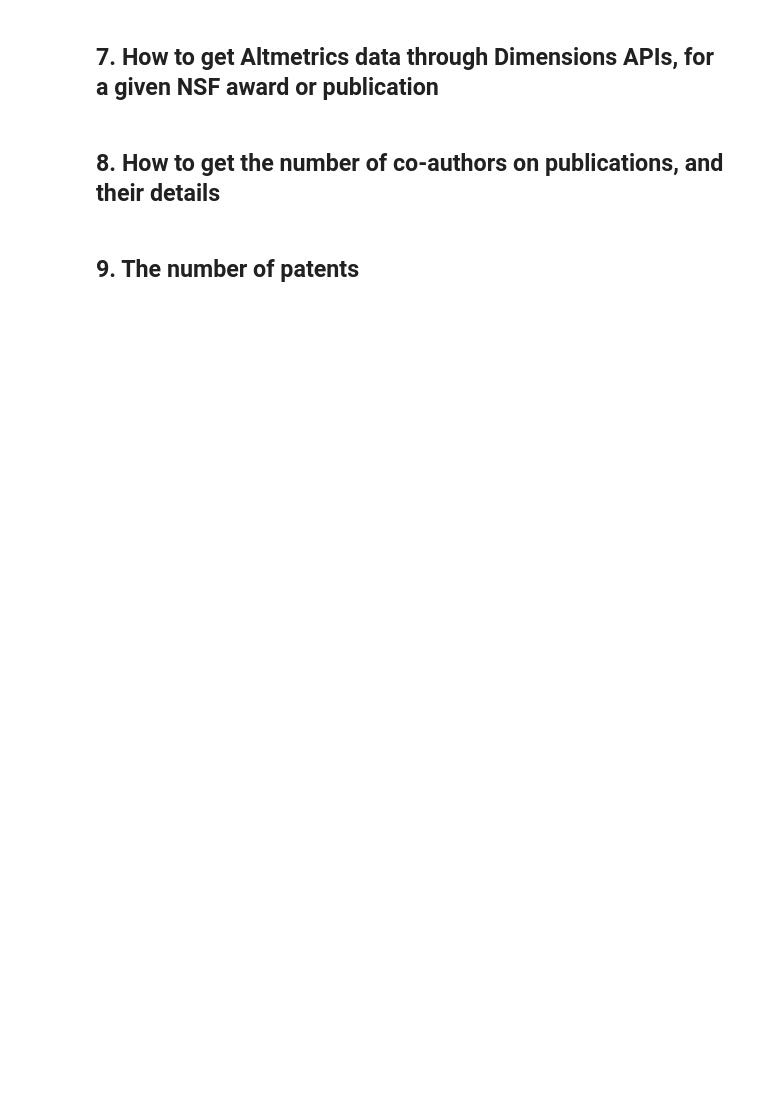
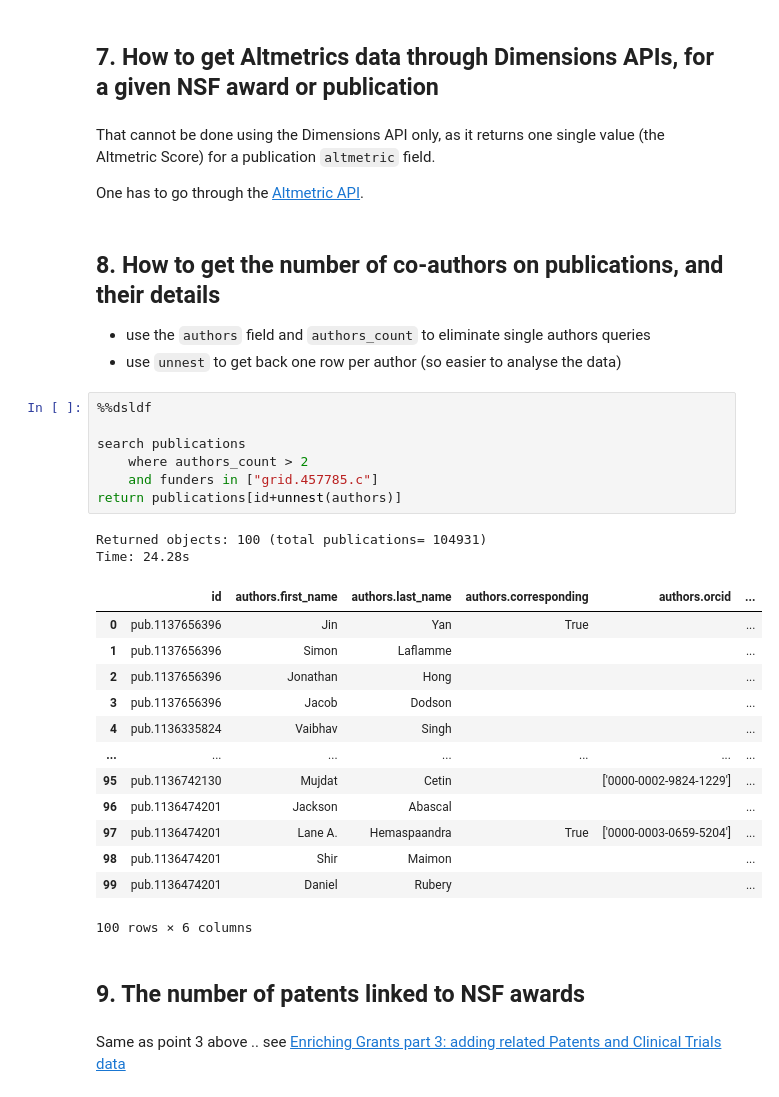
Before and after one commit to digital-science/dimensions-api-lab, a Jupyter notebook: archive/2021-04-NSF-Training/2021-04-NSF-Part-2.ipynb, the cells around one changed output. Drawn from its saved outputs; the diff is of its cells as text; blank space fills up the shorter version.

```diff
--- a/archive/2021-04-NSF-Training/2021-04-NSF-Part-2.ipynb
+++ b/archive/2021-04-NSF-Training/2021-04-NSF-Part-2.ipynb
@@ -73,6 +526,38 @@ as one of the funders, and from there query both sets of grant ids, and then see
 # %% [markdown]
 ## 7. How to get Altmetrics data through Dimensions APIs, for a given NSF award or publication
+# %% [markdown]
+That cannot be done using the Dimensions API only, as it returns one single value (the Altmetric Score) for a publication `altmetric` field.
+
+One has to go through the [Altmetric API](http://api.altmetric.com/).
 # %% [markdown]
 ## 8. How to get the number of co-authors on publications, and their details
+
+* use the `authors` field and `authors_count` to eliminate single authors queries
+* use `unnest` to get back one row per author (so easier to analyse the data)
+# %%
+%%dsldf
+
+search publications
+    where authors_count > 2
+    and funders in ["grid.457785.c"]
+return publications[id+unnest(authors)]
+# %% [output]
+Returned objects: 100 (total publications= 104931)
+Time: 24.28s
+|  | id | authors.first_name | authors.last_name | authors.corresponding | authors.orcid | ... |
+| 0 | pub.1137656396 | Jin | Yan | True |  | ... |
+| 1 | pub.1137656396 | Simon | Laflamme |  |  | ... |
+| 2 | pub.1137656396 | Jonathan | Hong |  |  | ... |
+| 3 | pub.1137656396 | Jacob | Dodson |  |  | ... |
+| 4 | pub.1136335824 | Vaibhav | Singh |  |  | ... |
+| ... | ... | ... | ... | ... | ... | ... |
+| 95 | pub.1136742130 | Mujdat | Cetin |  | ['0000-0002-9824-1229'] | ... |
+| 96 | pub.1136474201 | Jackson | Abascal |  |  | ... |
+| 97 | pub.1136474201 | Lane A. | Hemaspaandra | True | ['0000-0003-0659-5204'] | ... |
+| 98 | pub.1136474201 | Shir | Maimon |  |  | ... |
+| 99 | pub.1136474201 | Daniel | Rubery |  |  | ... |
+100 rows × 6 columns
 # %% [markdown]
-## 9. The number of patents
+## 9. The number of patents linked to NSF awards
+# %% [markdown]
+Same as point 3 above .. see [Enriching Grants part 3: adding related Patents and Clinical Trials data](https://api-lab.dimensions.ai/cookbooks/3-grants/3-grants-enrichment-adding-patents-cltrials-information.html)
```
Also changed, not shown: parts of 35 cells of this notebook.
